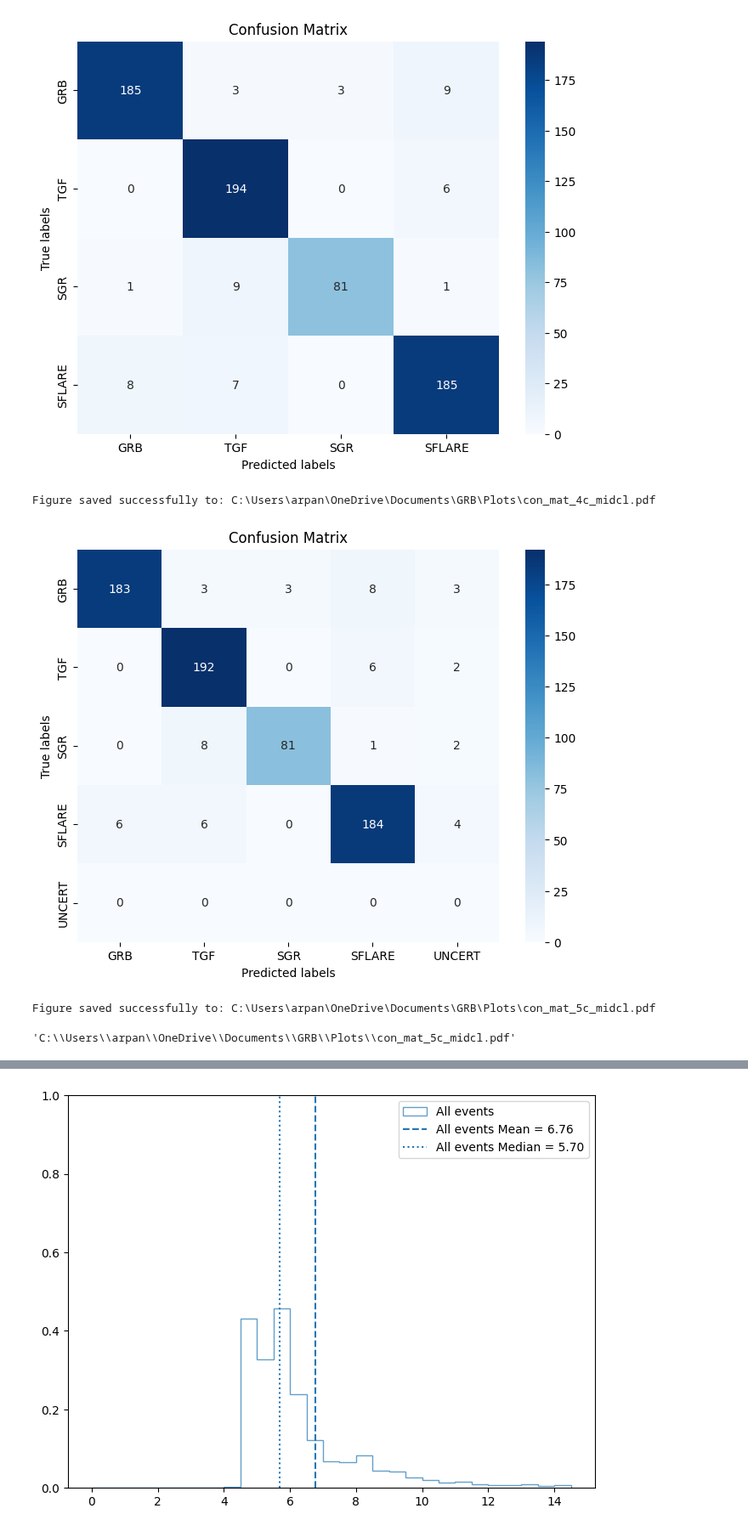
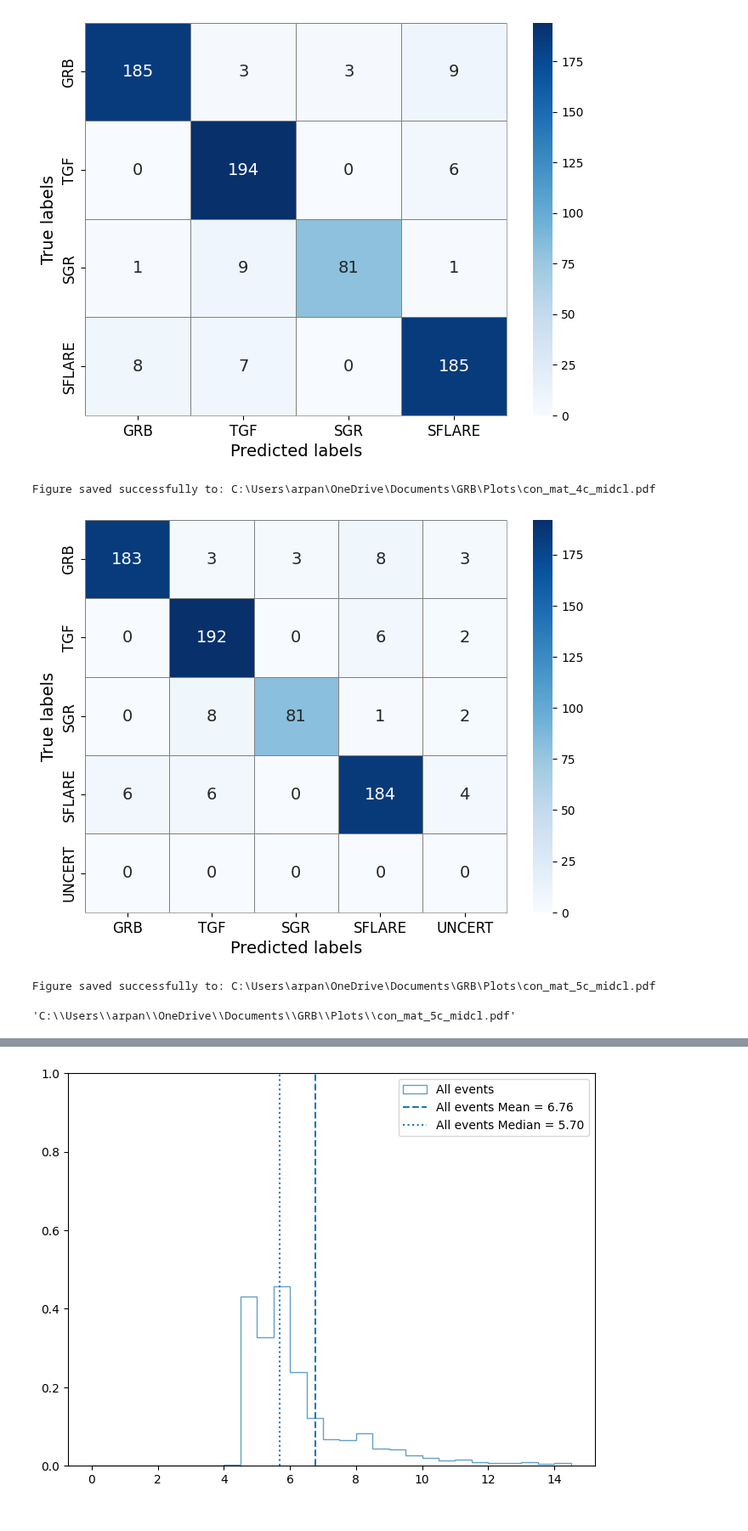
Before and after one commit to ArpanJohn/Transient_Classification, a Jupyter notebook: final_plots.ipynb, the cells around one changed output, grey strips where cells are left out. Shown at 85% size. Drawn from its saved outputs; the diff is of its cells as text; code cells hidden in the pictures.

```diff
--- a/final_plots.ipynb
+++ b/final_plots.ipynb
@@ -385,12 +389,25 @@ fig, ax = plt.subplots(figsize=(8, 6))
 
 # Plot the confusion matrix as a heatmap
 sb.heatmap(conf_m, annot=True, fmt='d', cmap=plt.cm.Blues, ax=ax,
-            xticklabels=['GRB','TGF','SGR','SFLARE'], yticklabels=['GRB','TGF','SGR','SFLARE'])
+            xticklabels=['GRB','TGF','SGR','SFLARE'], yticklabels=['GRB','TGF','SGR','SFLARE'],
+            annot_kws={"size": 14},linewidths=0.5, linecolor="gray")
 
 # Set labels and title
-ax.set_xlabel('Predicted labels')
-ax.set_ylabel('True labels')
-ax.set_title('Confusion Matrix')
+# ax.set_xlabel('Predicted labels')
+ax.tick_params(axis='x',labelsize=12)
+ax.tick_params(axis='y',labelsize=12)
+ax.set_xlabel('Predicted labels',fontsize=14)
+ax.set_ylabel('True labels',fontsize=14)
+
+# Add bottom and right spines (axis lines)
+ax.spines['bottom'].set_visible(True)
+ax.spines['bottom'].set_linewidth(0.5)
+ax.spines['bottom'].set_color('gray')
+
+ax.spines['right'].set_visible(True)
+ax.spines['right'].set_linewidth(0.5)
+ax.spines['right'].set_color('gray')
+
 plt.show()
 save_to_dir(fig , 'con_mat_4c_midcl') # change name for clarity
 
@@ -399,12 +416,29 @@ fig, ax = plt.subplots(figsize=(8, 6))
 
 # Plot the confusion matrix as a heatmap
 sb.heatmap(conf_matrix, annot=True, fmt='d', cmap=plt.cm.Blues, ax=ax,
-            xticklabels=['GRB', 'TGF', 'SGR', 'SFLARE', 'UNCERT'], yticklabels=['GRB', 'TGF', 'SGR', 'SFLARE', 'UNCERT'])
+            xticklabels=['GRB', 'TGF', 'SGR', 'SFLARE', 'UNCERT'], yticklabels=['GRB', 'TGF', 'SGR', 'SFLARE', 'UNCERT'],
+            annot_kws={"size": 14},linewidths=0.5, linecolor="gray")
 
 # Set labels and title
-ax.set_xlabel('Predicted labels')
-ax.set_ylabel('True labels')
-ax.set_title('Confusion Matrix')
+# ax.set_title('Confusion Matrix')
+ax.tick_params(axis='x',labelsize=12)
+ax.tick_params(axis='y',labelsize=12)
+ax.set_xlabel('Predicted labels',fontsize=14)
+ax.set_ylabel('True labels',fontsize=14)
+
+# Add bottom and right spines (axis lines)
+ax.spines['bottom'].set_visible(True)
+ax.spines['bottom'].set_linewidth(0.5)
+ax.spines['bottom'].set_color('gray')
+
+ax.spines['right'].set_visible(True)
+ax.spines['right'].set_linewidth(0.5)
+ax.spines['right'].set_color('gray')
+
+# # Manually set the ticks to include the far right and bottom
+# ax.set_xticks(np.arange(conf_matrix.shape[1] + 1) - 0.5, minor=True)
+# ax.set_yticks(np.arange(conf_matrix.shape[0] + 1) - 0.5, minor=True)
+
 plt.show()
 save_to_dir(fig , 'con_mat_5c_midcl') # change name for clarity
 # %% [output]
@@ -418,7 +452,7 @@ bin edges calculated correctly
 Yes
-[figure, old version]
+[figure, new version]
 Figure saved successfully to: C:\Users\arpan\OneDrive\Documents\GRB\Plots\con_mat_4c_midcl.pdf
-[figure, old version]
+[figure, new version]
 Figure saved successfully to: C:\Users\arpan\OneDrive\Documents\GRB\Plots\con_mat_5c_midcl.pdf
 'C:\\Users\\arpan\\OneDrive\\Documents\\GRB\\Plots\\con_mat_5c_midcl.pdf'
 # %%
```
Also changed, not shown: parts of 4 cells of this notebook.
